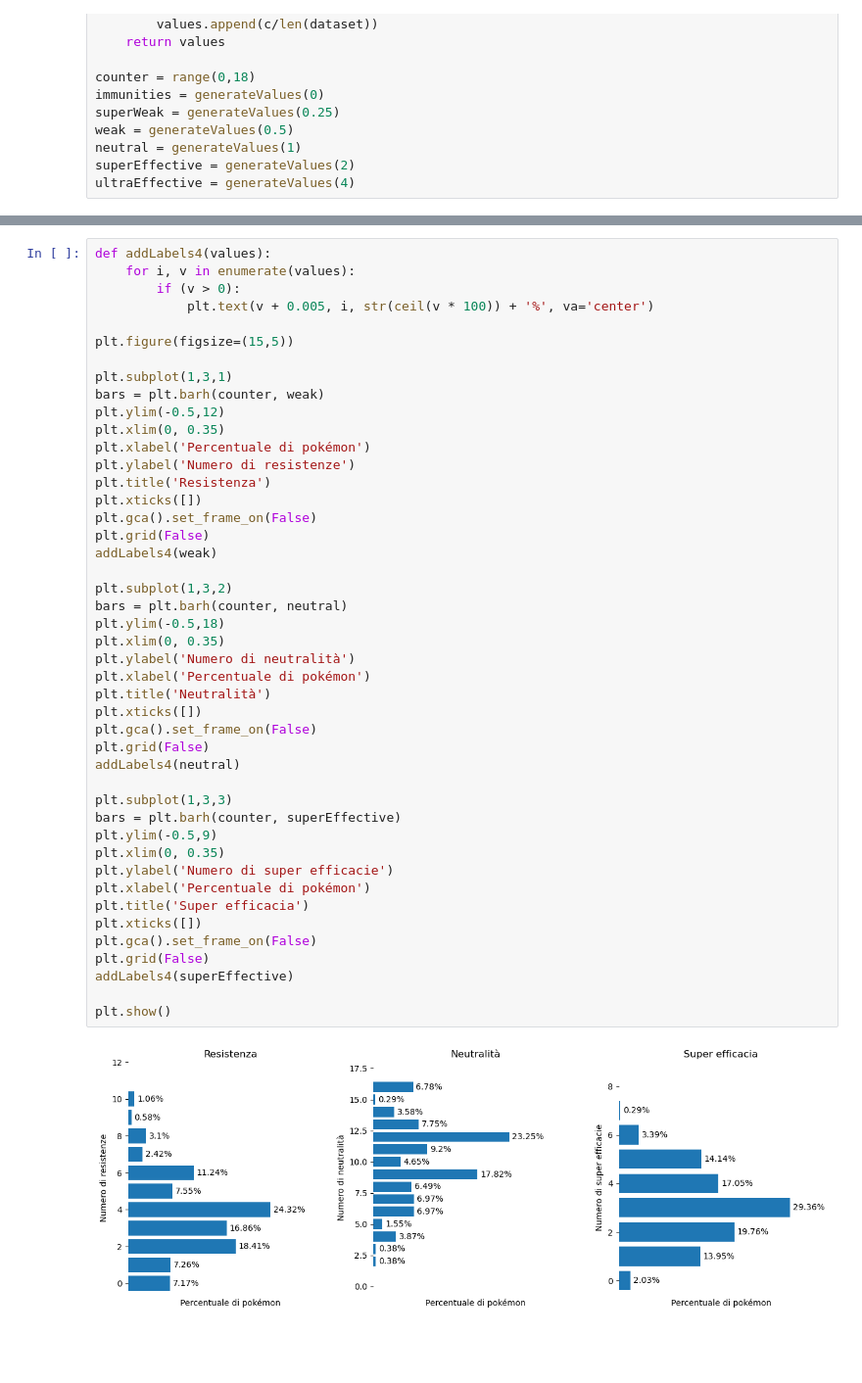
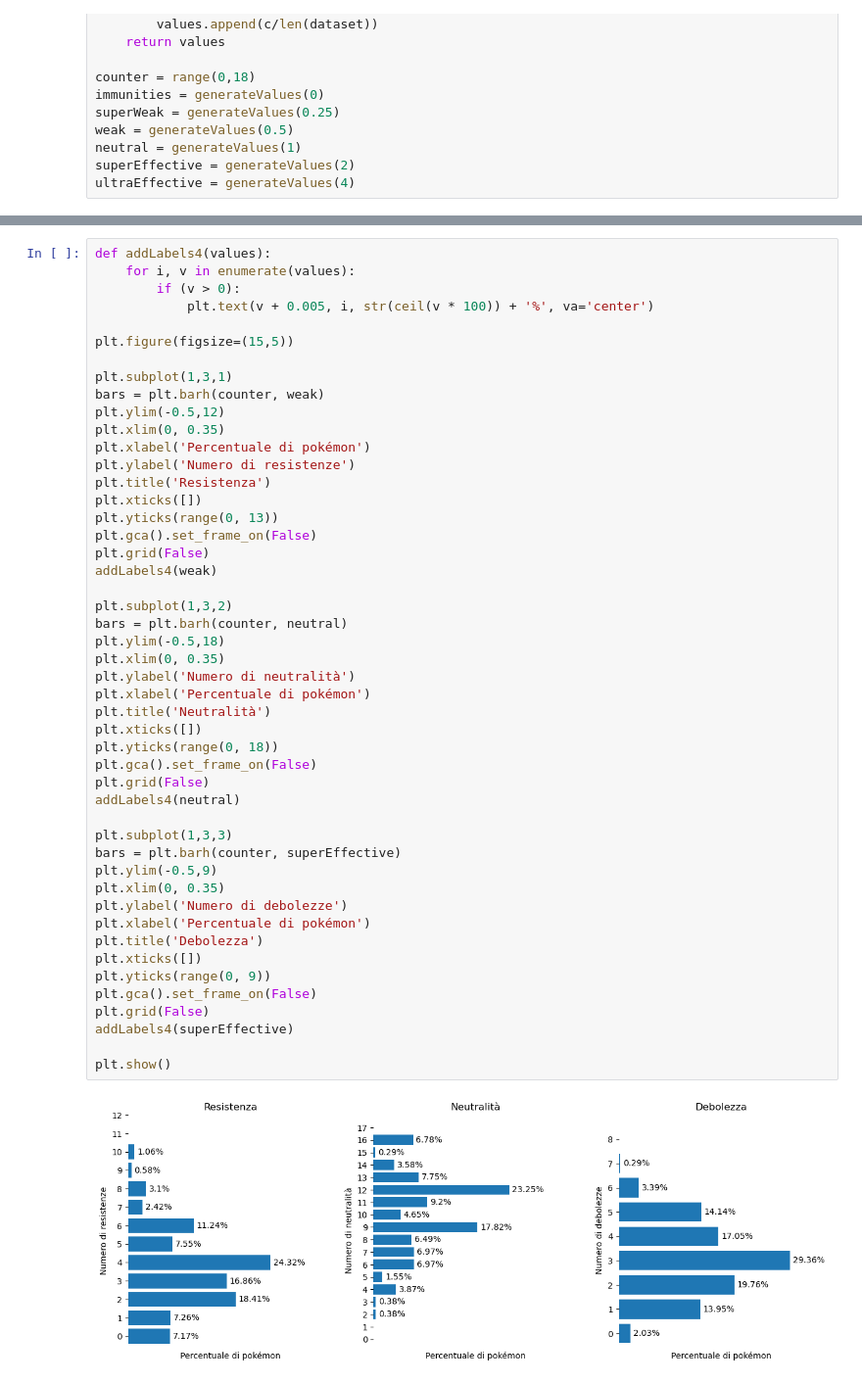
Before and after one commit to Mantotheale/PokemonScientificVisualization, a Jupyter notebook: Pokemon_notebook.ipynb, the cells around one changed output, grey strips where cells are left out. Shown at 98% size. Saved outputs shown, nothing was run; the diff lists cells and outputs as text; blank space fills up the shorter version.

```diff
--- a/Pokemon_notebook.ipynb
+++ b/Pokemon_notebook.ipynb
@@ -501,34 +501,37 @@ plt.xlabel('Percentuale di pokémon')
 plt.ylabel('Numero di resistenze')
 plt.title('Resistenza')
 plt.xticks([])
+plt.yticks(range(0, 13))
 plt.gca().set_frame_on(False)
 plt.grid(False)
 addLabels4(weak)
 
 plt.subplot(1,3,2)
 bars = plt.barh(counter, neutral)
 plt.ylim(-0.5,18)
 plt.xlim(0, 0.35)
 plt.ylabel('Numero di neutralità')
 plt.xlabel('Percentuale di pokémon')
 plt.title('Neutralità')
 plt.xticks([])
+plt.yticks(range(0, 18))
 plt.gca().set_frame_on(False)
 plt.grid(False)
 addLabels4(neutral)
 
 plt.subplot(1,3,3)
 bars = plt.barh(counter, superEffective)
 plt.ylim(-0.5,9)
 plt.xlim(0, 0.35)
-plt.ylabel('Numero di super efficacie')
+plt.ylabel('Numero di debolezze')
 plt.xlabel('Percentuale di pokémon')
-plt.title('Super efficacia')
+plt.title('Debolezza')
 plt.xticks([])
+plt.yticks(range(0, 9))
 plt.gca().set_frame_on(False)
 plt.grid(False)
 addLabels4(superEffective)
 
 plt.show()
 # %% [output]
-[figure, old version]
+[figure, new version]
```
Also changed, not shown: parts of 11 cells of this notebook.
